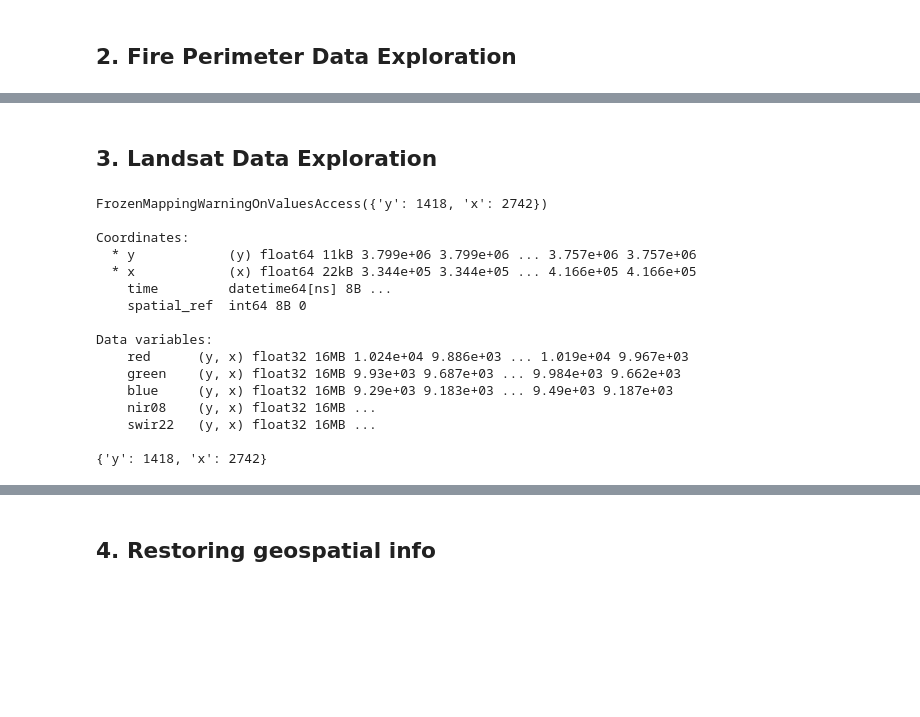
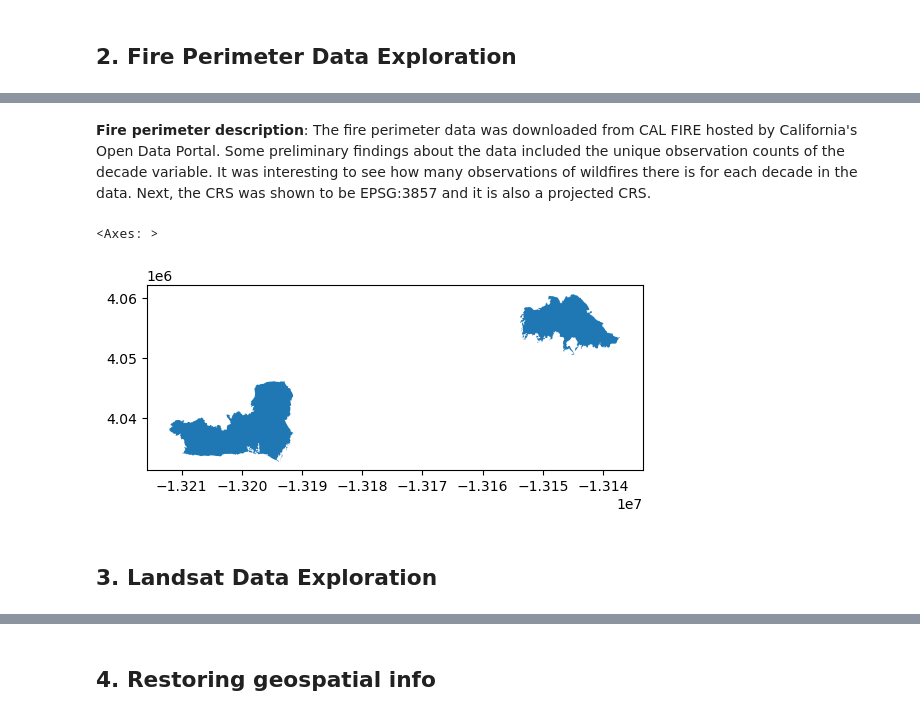
Before and after one commit to zachyyy700/eds220-hwk4, a Jupyter notebook: hwk4-task2-false-color-LOO.ipynb, the cells around one changed output, grey strips where cells are left out. Saved outputs shown, nothing was run; the diff lists cells and outputs as text; code cells hidden in the pictures; blank space fills up the shorter version.

Commit message:
Complete fire analysis

```diff
--- a/hwk4-task2-false-color-LOO.ipynb
+++ b/hwk4-task2-false-color-LOO.ipynb
@@ -37,25 +45,13 @@ EPSG:3857
 True
+# %% [markdown]
+**Fire perimeter description**: The fire perimeter data was downloaded from CAL FIRE hosted by California's Open Data Portal. Some preliminary findings about the data included the unique observation counts of the decade variable. It was interesting to see how many observations of wildfires there is for each decade in the data. Next, the CRS was shown to be EPSG:3857 and it is also a projected CRS.
+# %%
+palisades_eaton = perimeter_data[(perimeter_data['fire_name'].isin(['PALISADES', 'EATON'])) &
+                                  (perimeter_data['year_'] == 2025)]
+# %%
+palisades_eaton.plot()
+# %% [output]
+<Axes: >
+[figure, added]
 # %% [markdown]
 ## 3. Landsat Data Exploration
-# %%
-print(f"{landsat_data.dims}\n"
-      f"\n{landsat_data.coords}\n"
-      f"\n{landsat_data.data_vars}\n"
-      f"\n{dict(landsat_data.sizes)}")
-# %% [output]
-FrozenMappingWarningOnValuesAccess({'y': 1418, 'x': 2742})
-
-Coordinates:
-  * y            (y) float64 11kB 3.799e+06 3.799e+06 ... 3.757e+06 3.757e+06
-  * x            (x) float64 22kB 3.344e+05 3.344e+05 ... 4.166e+05 4.166e+05
-    time         datetime64[ns] 8B ...
-    spatial_ref  int64 8B 0
-
-Data variables:
-    red      (y, x) float32 16MB 1.024e+04 9.886e+03 ... 1.019e+04 9.967e+03
-    green    (y, x) float32 16MB 9.93e+03 9.687e+03 ... 9.984e+03 9.662e+03
-    blue     (y, x) float32 16MB 9.29e+03 9.183e+03 ... 9.49e+03 9.187e+03
-    nir08    (y, x) float32 16MB ...
-    swir22   (y, x) float32 16MB ...
-
-{'y': 1418, 'x': 2742}
```
Also changed, not shown: parts of 9 cells of this notebook.
